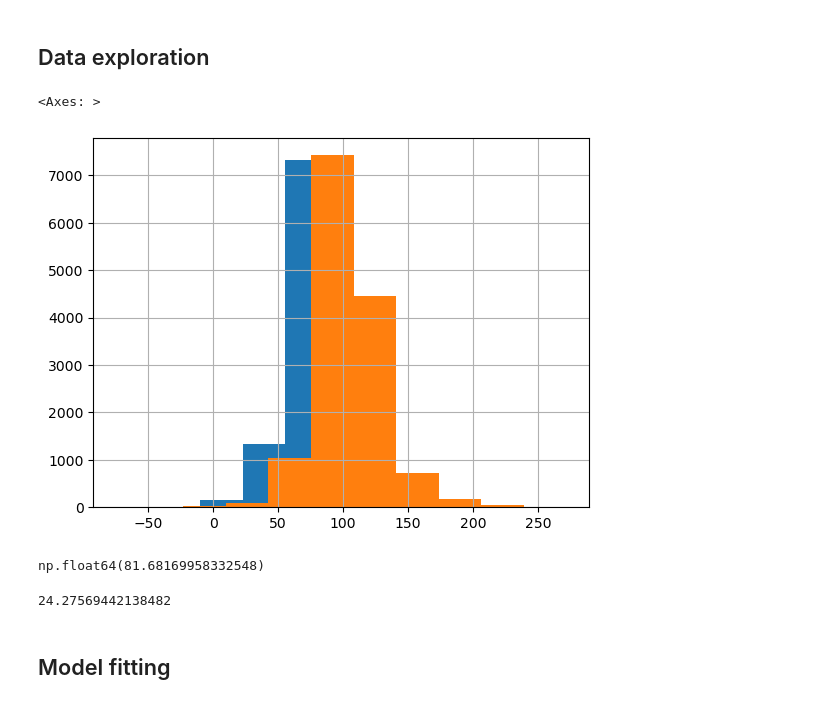
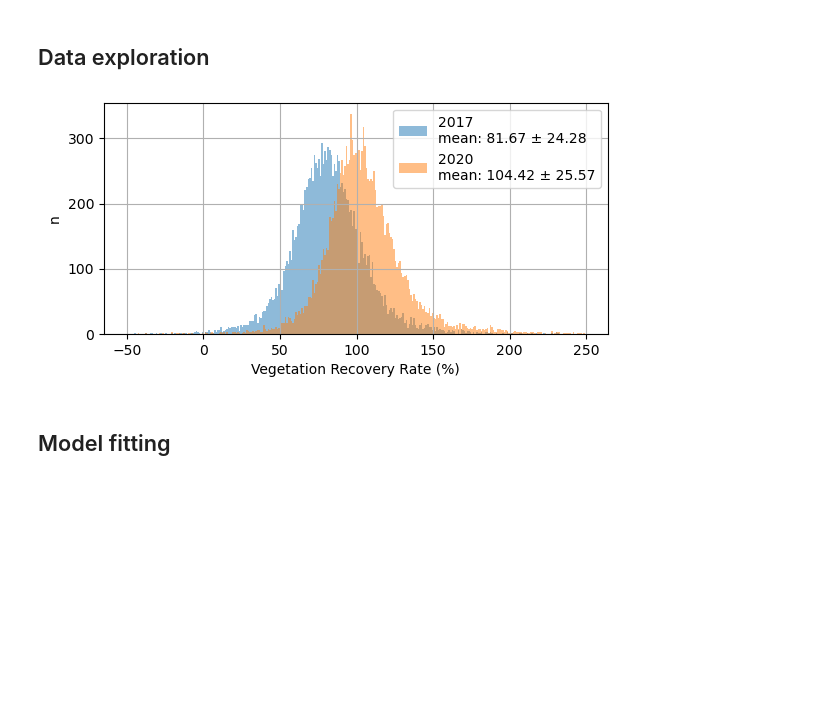
Before and after one commit to ninorp55/tropical-peat-post-fire-vegetation-recovery, a Jupyter notebook: 4_random_forest.ipynb, the cells around one changed output. Saved outputs shown, nothing was run; the diff lists cells and outputs as text; code cells hidden in the pictures; blank space fills up the shorter version.

```diff
--- a/4_random_forest.ipynb
+++ b/4_random_forest.ipynb
@@ -81,19 +81,36 @@ len(df)
 ## Data exploration
 # %%
 # histograms of predictors and target metrics
-df.recovery_2y.hist()
-df.recovery_5y.hist()
+
+plt.subplots(figsize=(6.5,3))
+
+# set up labels
+mean_2y = df.recovery_2y.mean()
+std_2y = np.std(df.recovery_2y)
+label_2y = f'2017 \nmean: {mean_2y:.2f} ± {std_2y:.2f}'
+mean_5y = df.recovery_5y.mean()
+std_5y = np.std(df.recovery_5y)
+label_5y = f'2020 \nmean: {mean_5y:.2f} ± {std_5y:.2f}'
+
+# plot
+df.recovery_2y.hist(bins=np.arange(-50,250,1),
+                    label=label_2y,
+                    alpha=.5)
+df.recovery_5y.hist(bins=np.arange(-50,250,1),
+                    label=label_5y,
+                    alpha=.5)
+
+# figure settings
+plt.xlabel('Vegetation Recovery Rate (%)')
+plt.ylabel('n')
+plt.yticks(np.arange(0,350,100))
+plt.legend()
+# plt.grid(False)
+
+# plt.show()
+plt.savefig('figures/hist_recovery_rates.png', bbox_inches='tight', dpi=300)
 # %% [output]
-<Axes: >
-[figure, old version]
+[figure, new version]
-# %%
-df.recovery_2y.mean()
-# %% [output]
-np.float64(81.68169958332548)
-# %%
-np.std(df.recovery_2y)
-# %% [output]
-24.27569442138482
 # %% [markdown]
 ## Model fitting
 # %%
```
Also changed, not shown: parts of 12 cells of this notebook.
